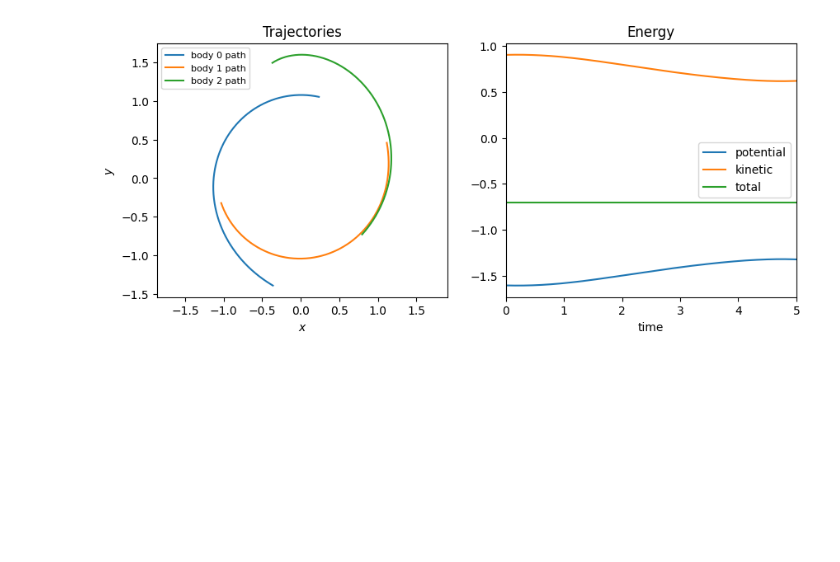
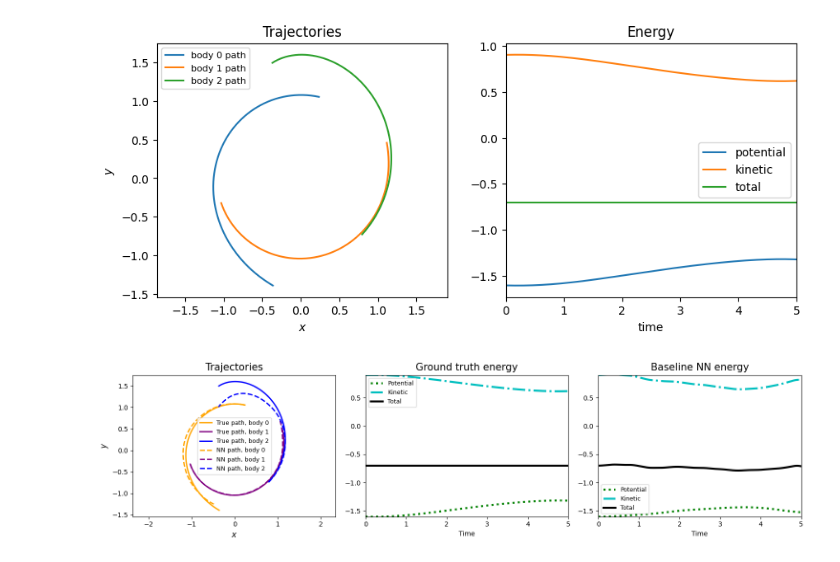
Before and after one commit to KevinYang2021/hnn-project, a Jupyter notebook: 3body/planetary.ipynb, the cells around one changed output. Cells and saved outputs as stored; diff of their text form; code cells hidden in the pictures; blank space fills up the shorter version.

```diff
--- a/nbody/planetary.ipynb
+++ b/3body/planetary.ipynb
@@ -94,0 +145,49 @@ plt.show()
+# %%
+lw = 3  #linewidth
+fs = 9
+ts = 15
+tpad = 7
+ls = 12
+
+fig = plt.figure(figsize=[15, 4], dpi=100)
+plt.subplot(1, 3, 1)
+plt.title('Trajectories', fontsize=ts, pad=tpad)
+colors = ['orange', 'purple', 'blue']
+for i, path in enumerate(orbit):
+    plt.plot(path[1], path[2], '-', c=colors[i], label='True path, body {}'.format(i), linewidth=2)
+
+for i, path in enumerate(hnn_orbit):
+    plt.plot(path[1], path[2], '--', c=colors[i], label='NN path, body {}'.format(i), linewidth=2)
+
+plt.axis('equal')
+plt.xlabel('$x$', fontsize=ls);
+plt.ylabel('$y$', fontsize=ls)
+plt.legend(fontsize=fs)
+
+plt.subplot(1, 3, 2)
+real_pe, real_ke, real_etot = potential_energy(orbit), kinetic_energy(orbit), total_energy(orbit)
+plt.title('Ground truth energy', fontsize=ts, pad=tpad)
+plt.xlabel('Time')
+plt.plot(settings['t_eval'], real_pe, 'g:', label='Potential', linewidth=lw)
+plt.plot(settings['t_eval'], real_ke, 'c-.', label='Kinetic', linewidth=lw)
+plt.plot(settings['t_eval'], real_etot, 'k-', label='Total', linewidth=lw)
+plt.legend(fontsize=fs)
+plt.xlim(*settings['t_span'])
+ymin = np.min([real_pe.min(), real_ke.min(), real_etot.min()])
+ymax = np.max([real_pe.max(), real_ke.max(), real_etot.max()])
+plt.ylim(ymin, ymax)
+
+plt.subplot(1, 3, 3)
+plt.title('Baseline NN energy', fontsize=ts, pad=tpad)
+plt.xlabel('Time')
+plt.plot(settings['t_eval'], potential_energy(hnn_orbit), 'g:', label='Potential', linewidth=lw)
+plt.plot(settings['t_eval'], kinetic_energy(hnn_orbit), 'c-.', label='Kinetic', linewidth=lw)
+plt.plot(settings['t_eval'], total_energy(hnn_orbit), 'k-', label='Total', linewidth=lw)
+plt.legend(fontsize=fs)
+plt.xlim(*settings['t_span'])
+plt.ylim(ymin, ymax)
+
+plt.tight_layout();
+plt.show()
+# %% [output]
+[figure, added]
```
Also changed, not shown: parts of 1 cell of this notebook, 4 other files.
